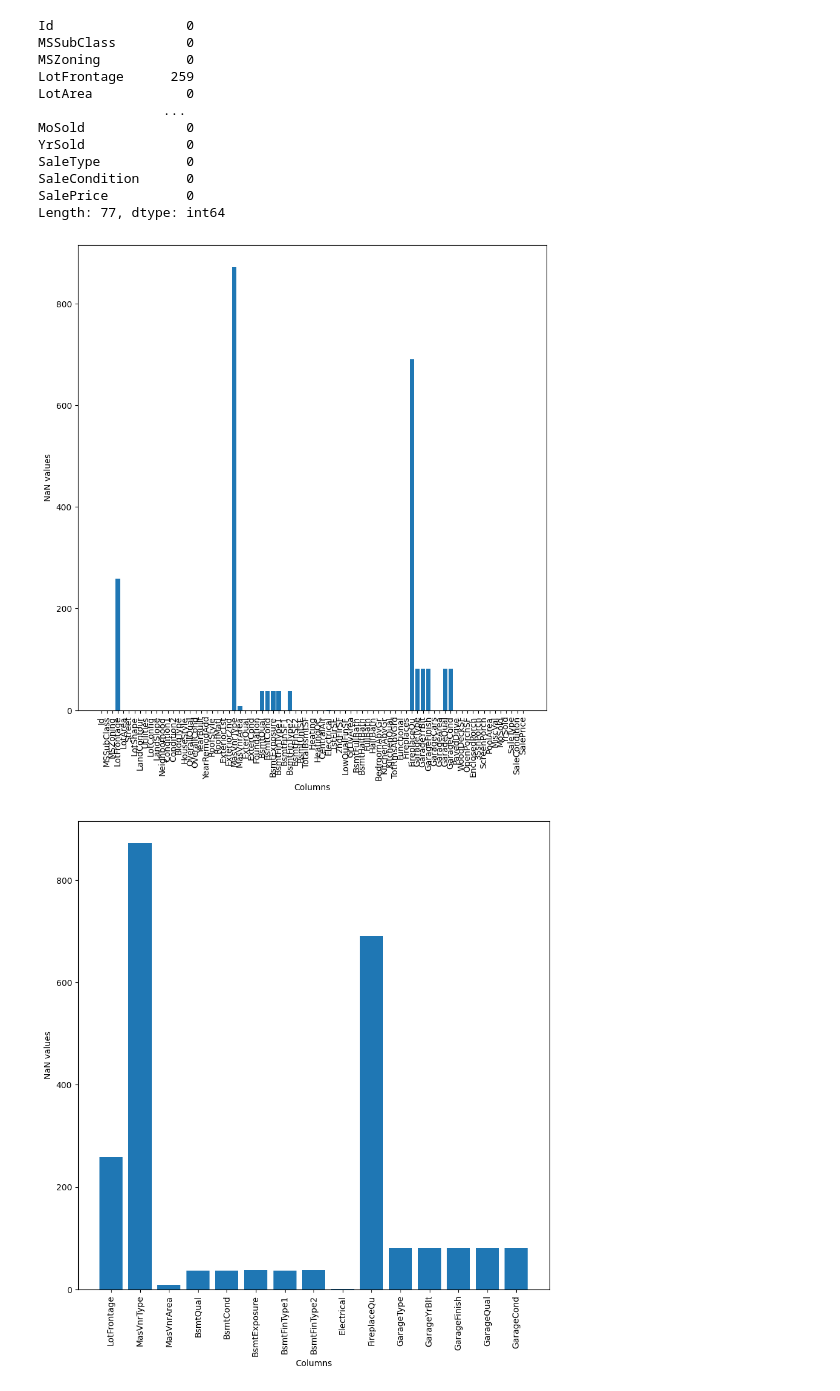
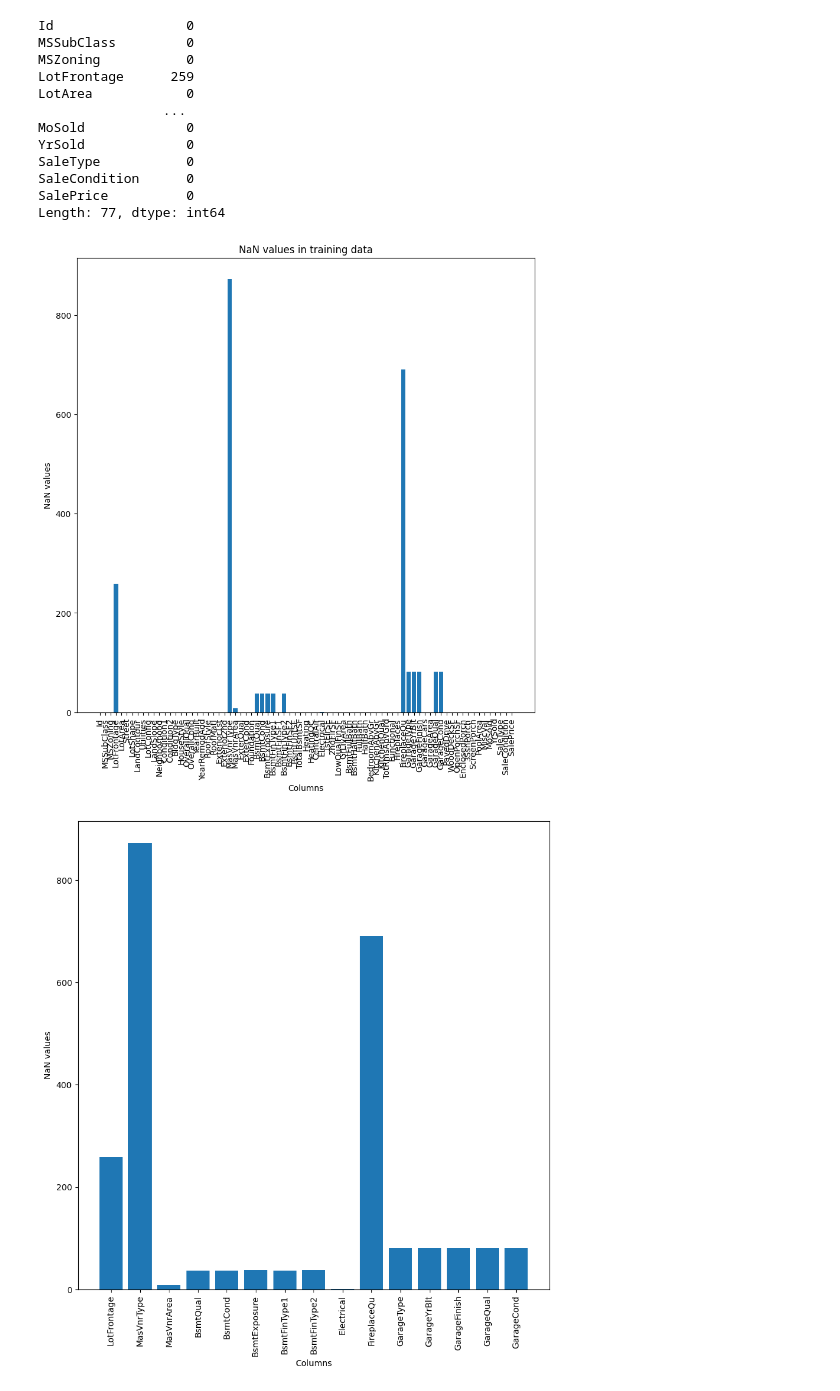
Before and after one commit to isaacj96/HousingMarket, a Jupyter notebook: house-prices-advanced-regression-techniques/main.ipynb, the cells around one changed output. Saved outputs shown, nothing was run; the diff lists cells and outputs as text; code cells hidden in the pictures.

```diff
--- a/house-prices-advanced-regression-techniques/main.ipynb
+++ b/house-prices-advanced-regression-techniques/main.ipynb
@@ -131,15 +131,15 @@ Length: 77, dtype: int64
 # %%
 # It's hard to see the NaN values in the graph now, so let's graph the columns with NaN values
 plt.figure(figsize=(10, 10))
-# plt.title('NaN values in training data')
+plt.title('NaN values in training data')
 plt.xlabel('Columns')
 plt.ylabel('NaN values')
 plt.xticks(rotation=90)
 plt.bar(train_df.columns, train_df.isna().sum())
-plt.savefig('NaN_values_in_training_data2.pdf')
+# plt.savefig('NaN_values_in_training_data2.pdf')
 plt.show()
 # %% [output]
-[figure, old version]
+[figure, new version]
 # %%
 nandict = {}
 for col in train_df.columns:
```
Also changed, not shown: parts of 14 cells of this notebook, 1 other file.
